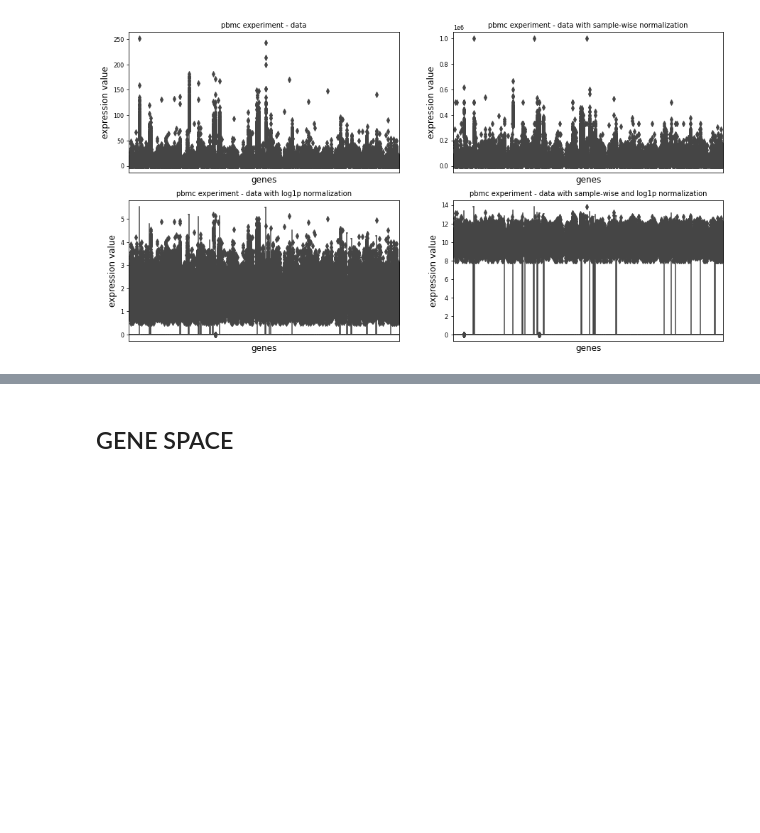
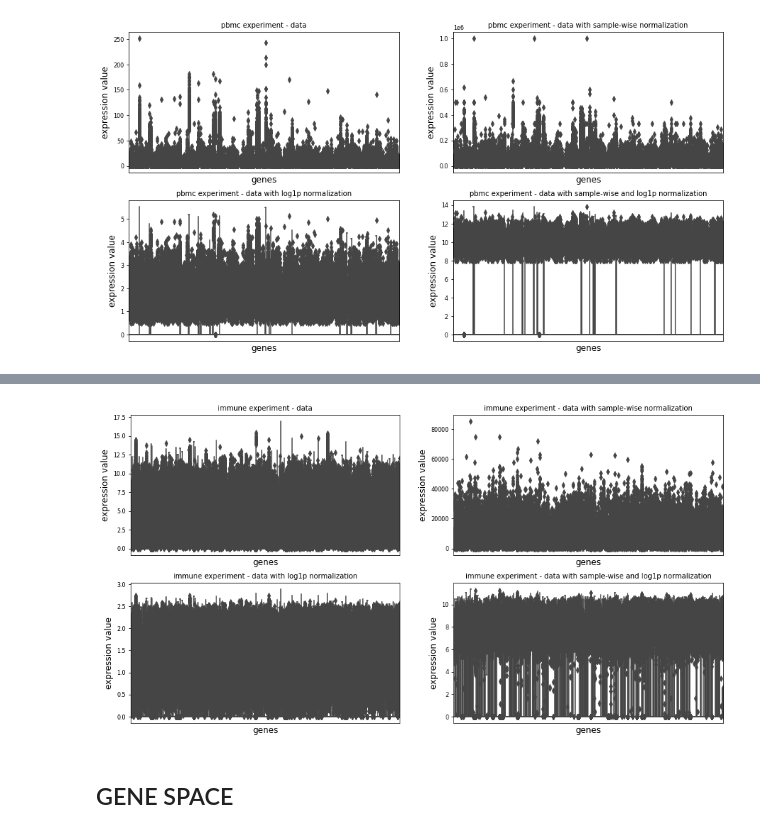
Before and after one commit to pelingundogdu/signalization_prior_knowledge_based_nn, a Jupyter notebook: notebooks/2.1-pg-analyze-raw-dataset.ipynb, the cells around one changed output, grey strips where cells are left out. Cells and saved outputs as stored; diff of their text form; code cells hidden in the pictures; blank space fills up the shorter version.

Commit message:
update, importing immune dataset analysis

```diff
--- a/notebooks/2.1-pg-analyze-raw-dataset.ipynb
+++ b/notebooks/2.1-pg-analyze-raw-dataset.ipynb
@@ -55,7 +57,7 @@ df_melanoma_reference.columns = df_melanoma_reference.columns.str.lower()
 df_melanoma_query.columns = df_melanoma_query.columns.str.lower()
 
 ## MOUSE EXPERIMENT
-df_mouse_training = pd.read_pickle('./data/external/exper_mouse/mouse_training.pck')
+df_mouse_training = pd.read_pickle('./data/external/exper_mouse/mouse_learning.pck')
 df_mouse_retrieval = pd.read_pickle('./data/external/exper_mouse/mouse_retrieval.pck')
 df_mouse_training.columns = df_mouse_training.columns.str.lower()
 df_mouse_retrieval.columns = df_mouse_retrieval.columns.str.lower()
@@ -63,11 +65,17 @@ df_mouse_retrieval.columns = df_mouse_retrieval.columns.str.lower()
 ## PBMC EXPERIMENT
 df_pbmc = pd.read_pickle('./data/external/exper_pbmc/Immune.pck')
 df_pbmc.columns = df_pbmc.columns.str.lower()
+
+## IMMUNE EXPERIMENT
+df_immune = pyreadr.read_r('./data/external/exper_immune/Fig3g.data.rds.gz')[None]
+df_immune.columns = df_immune.columns.str.lower()
+df_immune = df_immune.iloc[: , :-2]
 # %%
 gene_melanoma = set(df_melanoma_reference.columns).intersection(set(df_melanoma_query.columns))
 gene_mouse = set(df_mouse_retrieval.columns).intersection(set(df_mouse_training.columns))
+gene_immune_pbmc = set(df_immune.columns).intersection(set(df_pbmc.columns))
 k_ =500
-common_genes = set(df_bio['symbol']).intersection(set(df_pbmc.columns).intersection(gene_melanoma.intersection(gene_mouse)))
+common_genes = set(df_bio['symbol']).intersection(gene_immune_pbmc.intersection(gene_melanoma.intersection(gene_mouse)))
 random.seed(91)
 random_genes = list(random.sample(list(common_genes), k=k_))
 print(len(set(random_genes)))
@@ -581,0 +592,73 @@ EXPORTED!!,  ./reports/figures/dataset_analysis/5.4_exper_pbmc_data_sw_log1p.png
+# %%
+df_raw = df_immune[random_genes]
+# df_raw = df_raw.astype('float')
+# df_raw.reset_index(drop=True, inplace=True)
+# df_raw = df_raw.rename_axis(None, axis = 1)
+
+caption_1 = 'immune'
+caption_2 = 'data'
+png_1 = '6'
+# %%
+fig, axes = plt.subplots(ncols=2, nrows=2, figsize=(15,8))
+
+## ORIGINAL DATASET
+df_melt = pd.melt(df_raw)
+print(df_melt.shape)
+df_melt.head()
+
+srp.plot_pathways(df = df_melt
+                  , title = 'The distribution of gene expression value for randomly selected '+str(k_)+' genes'
+                  , caption = caption_1+' experiment - '+caption_2
+                  , axes = axes[0,0]
+                  , save = True
+                  , output=loc_output
+                  , png = png_1+'.1_exper_'+caption_1+'_'+caption_2+'.png')
+
+## ORIGINAL DATASET with SAMPLE-WISE NORMALIZATION
+df_sw = pd.concat([df_raw.iloc[:, :-1].div(df_raw.iloc[:, :-1].sum(axis=1), axis=0)*1e6
+                   , df_raw.iloc[:, -1]], axis=1)
+df_melt = pd.melt(df_sw)
+print(df_melt.shape)
+df_melt.head()
+
+srp.plot_pathways(df = df_melt
+                  , title = 'The distribution of gene expression value for randomly selected '+str(k_)+' genes'
+                  , caption = caption_1+' experiment - '+caption_2+' with sample-wise normalization'
+                  , axes = axes[0,1]
+                  , save = True
+                  , output=loc_output
+                  , png = png_1+'.2_exper_'+caption_1+'_'+caption_2+'_sw.png')
+
+## ORIGINAL DATASET with LOG NORMALIZATION
+df_log1p = np.log1p(df_raw)
+df_melt = pd.melt(df_log1p)
+print(df_melt.shape)
+df_melt.head()
+
+srp.plot_pathways(df = df_melt
+                  , title = 'The distribution of gene expression value for randomly selected '+str(k_)+' genes'
+                  , caption = caption_1+' experiment - '+caption_2+' with log1p normalization'
+                  , axes = axes[1,0]
+                  , save = True
+                  , output=loc_output
+                  , png = png_1+'.3_exper_'+caption_1+'_'+caption_2+'_log1p.png')
+
+## ORIGINAL DATASET with SAMPLE-WISE and LOG NORMALIZATION
+df_log1p = np.log1p(df_sw)
+df_melt = pd.melt(df_log1p)
+print(df_melt.shape)
+df_melt.head()
+
+srp.plot_pathways(df = df_melt
+                  , title = 'The distribution of gene expression value for randomly selected '+str(k_)+' genes'
+                  , caption = caption_1+' experiment - '+caption_2+' with sample-wise and log1p normalization'
+                  , axes = axes[1,1]
+                  , save = True
+                  , output=loc_output
+                  , png = png_1+'.4_exper_'+caption_1+'_'+caption_2+'_sw_log1p.png')
+
+del(df_log1p)
+del(df_sw)
+del(df_raw)
+del(df_melt)
+# %% [output]
@@ -582,3 +673,4 @@ EXPORTED!!,  ./reports/figures/dataset_analysis/5.4_exper_pbmc_data_sw_log1p.png
+[figure, added]
 # %% [markdown]
 ## GENE SPACE
 # %%
```
Also changed, not shown: parts of 5 cells of this notebook.
